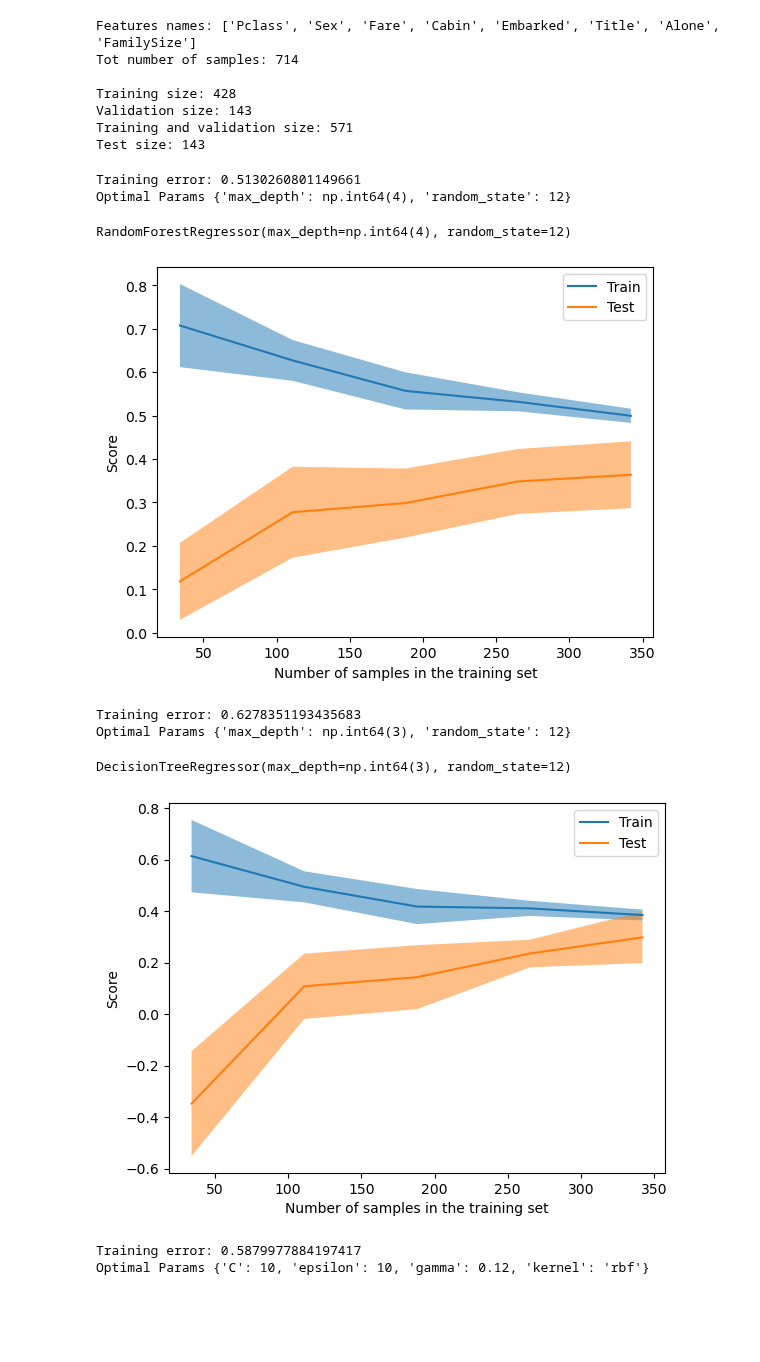
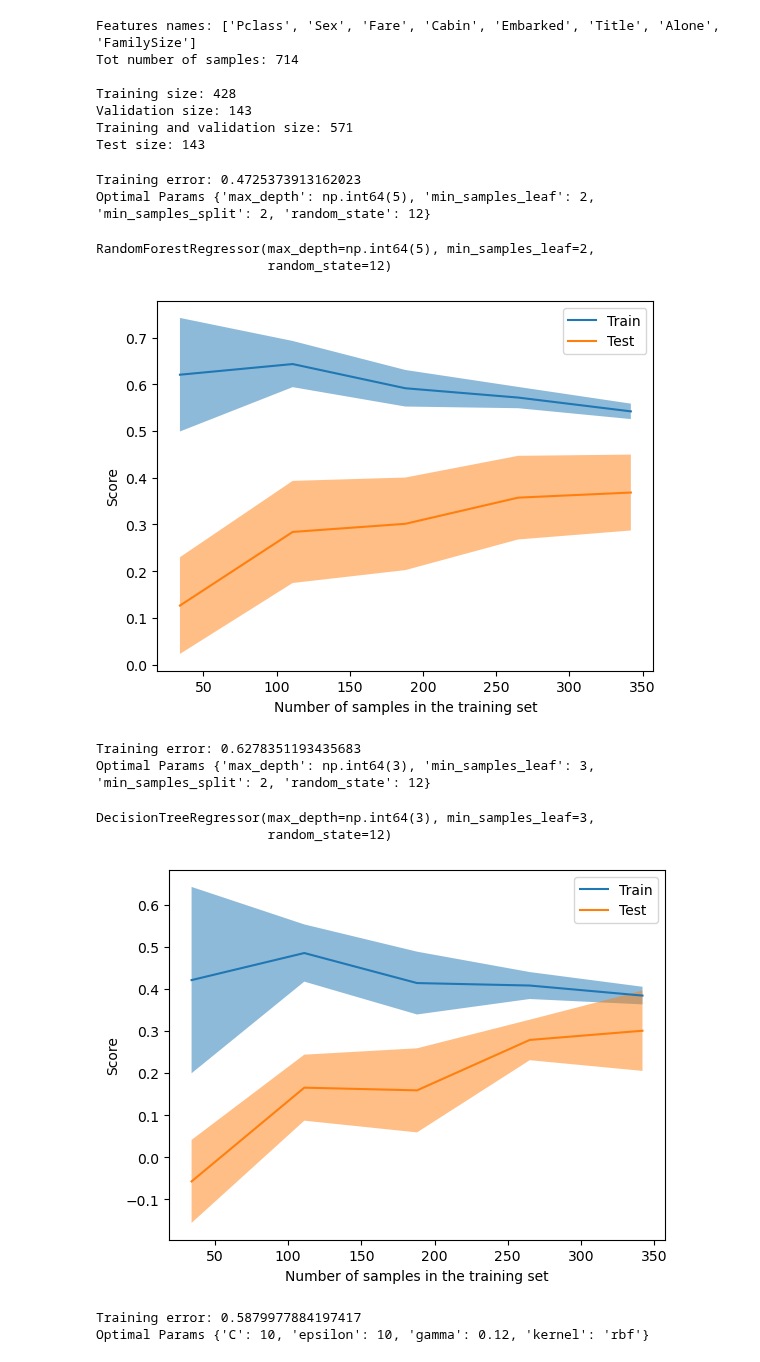
Before and after one commit to luca037/MachineLearningLabs, a Jupyter notebook: extra/kaggle/titanic/titanic.ipynb, the cells around one changed output. Drawn from its saved outputs; the diff is of its cells as text; code cells hidden in the pictures; blank space fills up the shorter version.

```diff
--- a/extra/kaggle/titanic/titanic.ipynb
+++ b/extra/kaggle/titanic/titanic.ipynb
@@ -368,6 +369,8 @@ Test size: 143
 # Best random forest model for predicting the age.
 param_grid = {
     "max_depth": np.arange(1, 31, 1),
+    "min_samples_split": [2, 3, 4],
+    "min_samples_leaf": [1, 2, 3],
     "random_state": [12]
 }
 gs = GridSearchCV(RandomForestRegressor(), param_grid, cv=5)
@@ -378,28 +381,32 @@ LearningCurveDisplay.from_estimator(gs.best_estimator_, X_train_scaled, Y_train)
 rf = RandomForestRegressor(**gs.best_params_)
 rf.fit(X_train_scaled, Y_train)
 # %% [output]
-Training error: 0.5130260801149661
-Optimal Params {'max_depth': np.int64(4), 'random_state': 12}
+Training error: 0.4725373913162023
+Optimal Params {'max_depth': np.int64(5), 'min_samples_leaf': 2, 'min_samples_split': 2, 'random_state': 12}
-RandomForestRegressor(max_depth=np.int64(4), random_state=12)
+RandomForestRegressor(max_depth=np.int64(5), min_samples_leaf=2,
+                      random_state=12)
-[figure, old version]
+[figure, new version]
 # %%
 # Best decision tree model for predicting the age.
 param_grid = {
     "max_depth": np.arange(1, 31, 1),
+    "min_samples_split": [2, 3, 4],
+    "min_samples_leaf": [1, 2, 3],
     "random_state": [12]
 }
 gs = GridSearchCV(DecisionTreeRegressor(), param_grid, cv=5)
 gs.fit(X_train_scaled, Y_train)
 print("Training error:", 1 - gs.score(X_train_scaled, Y_train))
 print("Optimal Params", gs.best_params_)
 LearningCurveDisplay.from_estimator(gs.best_estimator_, X_train_scaled, Y_train)
 dt = DecisionTreeRegressor(**gs.best_params_)
 dt.fit(X_train_scaled, Y_train)
 # %% [output]
 Training error: 0.6278351193435683
-Optimal Params {'max_depth': np.int64(3), 'random_state': 12}
+Optimal Params {'max_depth': np.int64(3), 'min_samples_leaf': 3, 'min_samples_split': 2, 'random_state': 12}
-DecisionTreeRegressor(max_depth=np.int64(3), random_state=12)
+DecisionTreeRegressor(max_depth=np.int64(3), min_samples_leaf=3,
+                      random_state=12)
-[figure, old version]
+[figure, new version]
 # %%
 # Best svm for predicting the age.
 param_grid = [
```
Also changed, not shown: parts of 5 cells of this notebook, 3 other files.
